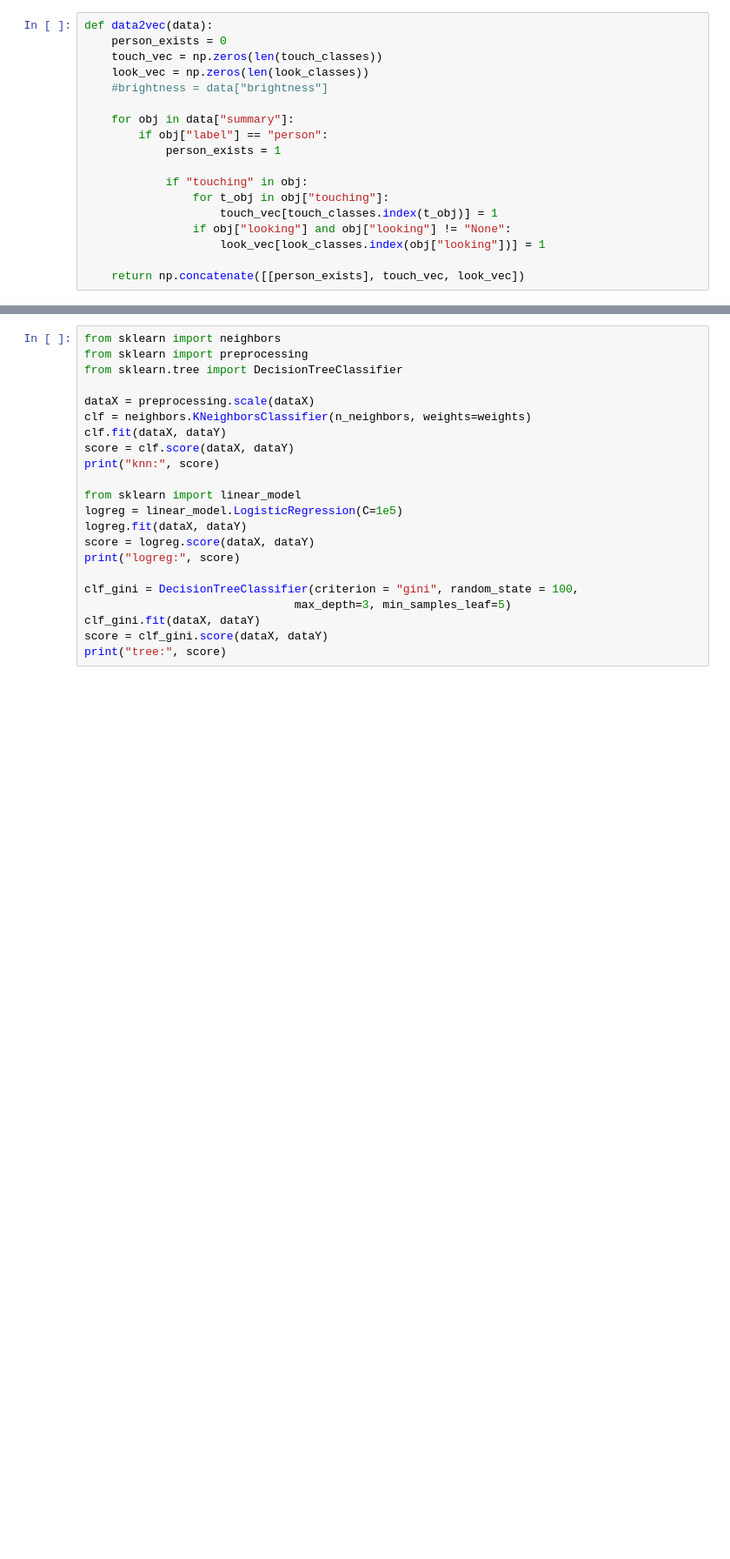
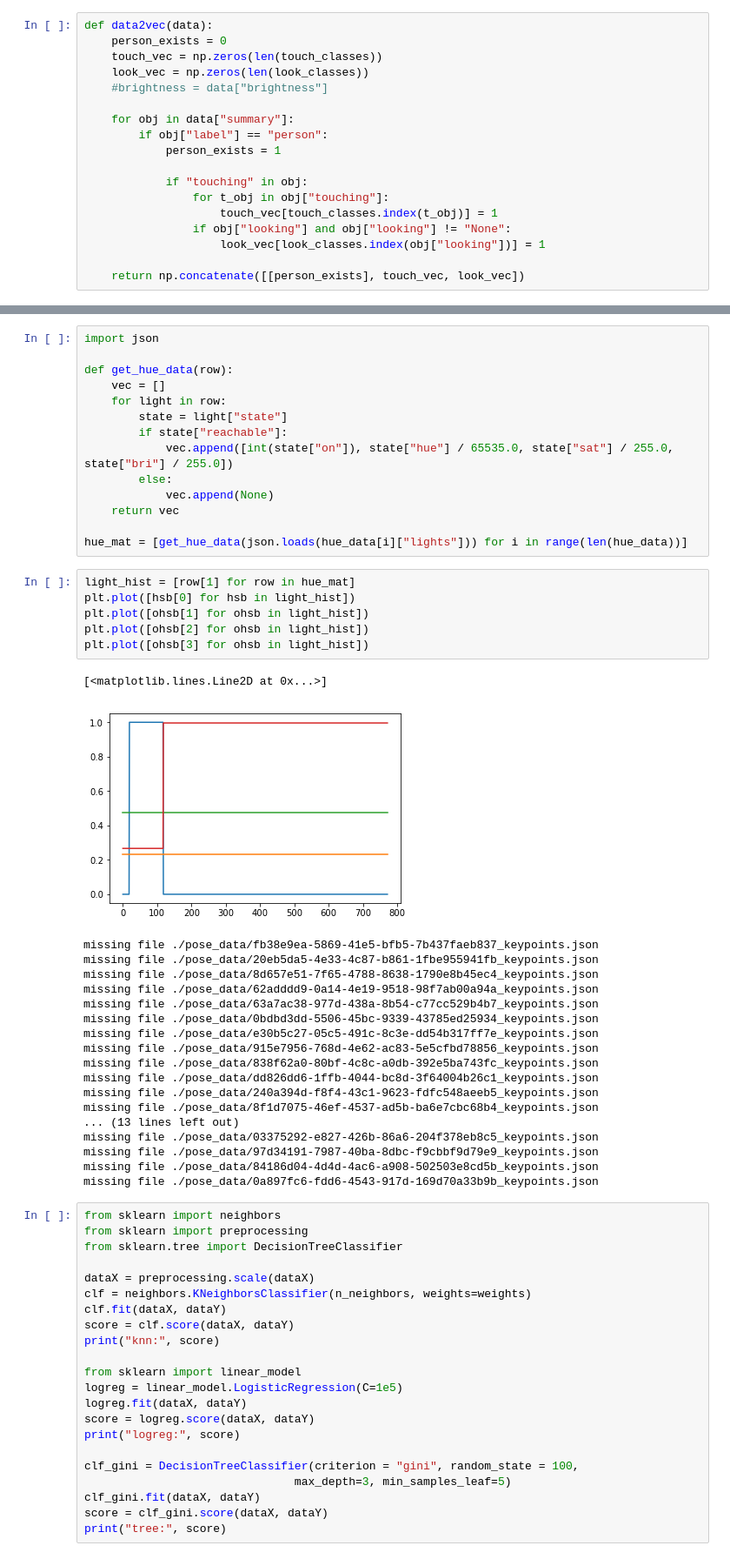
Before and after one commit to nakamoo/sumica, a Jupyter notebook: main_server/hai/notebooks/huelearn.ipynb, the cells around one changed output, grey strips where cells are left out. Shown at 87% size. Saved outputs shown, nothing was run; the diff lists cells and outputs as text; blank space fills up the shorter version.

```diff
--- a/main_server/hai/notebooks/huelearn.ipynb
+++ b/main_server/hai/notebooks/huelearn.ipynb
@@ -111,3 +142,43 @@ missing file ./pose_data/abc0bc1f-d1d2-4628-96e5-04ca0996606a_keypoints.json
+# %%
+import json
+
+def get_hue_data(row):
+    vec = []
+    for light in row:
+        state = light["state"]
+        if state["reachable"]:
+            vec.append([int(state["on"]), state["hue"] / 65535.0, state["sat"] / 255.0, state["bri"] / 255.0])
+        else:
+            vec.append(None)
+    return vec
+
+hue_mat = [get_hue_data(json.loads(hue_data[i]["lights"])) for i in range(len(hue_data))]
+# %%
+light_hist = [row[1] for row in hue_mat]
+plt.plot([hsb[0] for hsb in light_hist])
+plt.plot([ohsb[1] for ohsb in light_hist])
+plt.plot([ohsb[2] for ohsb in light_hist])
+plt.plot([ohsb[3] for ohsb in light_hist])
+# %% [output]
+[<matplotlib.lines.Line2D at 0x...>]
+[figure, added]
+missing file ./pose_data/fb38e9ea-5869-41e5-bfb5-7b437faeb837_keypoints.json
+missing file ./pose_data/20eb5da5-4e33-4c87-b861-1fbe955941fb_keypoints.json
+missing file ./pose_data/8d657e51-7f65-4788-8638-1790e8b45ec4_keypoints.json
+missing file ./pose_data/62adddd9-0a14-4e19-9518-98f7ab00a94a_keypoints.json
+missing file ./pose_data/63a7ac38-977d-438a-8b54-c77cc529b4b7_keypoints.json
+missing file ./pose_data/0bdbd3dd-5506-45bc-9339-43785ed25934_keypoints.json
+missing file ./pose_data/e30b5c27-05c5-491c-8c3e-dd54b317ff7e_keypoints.json
+missing file ./pose_data/915e7956-768d-4e62-ac83-5e5cfbd78856_keypoints.json
+missing file ./pose_data/838f62a0-80bf-4c8c-a0db-392e5ba743fc_keypoints.json
+missing file ./pose_data/dd826dd6-1ffb-4044-bc8d-3f64004b26c1_keypoints.json
+missing file ./pose_data/240a394d-f8f4-43c1-9623-fdfc548aeeb5_keypoints.json
+missing file ./pose_data/8f1d7075-46ef-4537-ad5b-ba6e7cbc68b4_keypoints.json
+... (13 lines left out)
+missing file ./pose_data/03375292-e827-426b-86a6-204f378eb8c5_keypoints.json
+missing file ./pose_data/97d34191-7987-40ba-8dbc-f9cbbf9d79e9_keypoints.json
+missing file ./pose_data/84186d04-4d4d-4ac6-a908-502503e8cd5b_keypoints.json
+missing file ./pose_data/0a897fc6-fdd6-4543-917d-169d70a33b9b_keypoints.json
 # %%
 from sklearn import neighbors
 from sklearn import preprocessing
```
Also changed, not shown: parts of 11 cells of this notebook, 4 other files.
